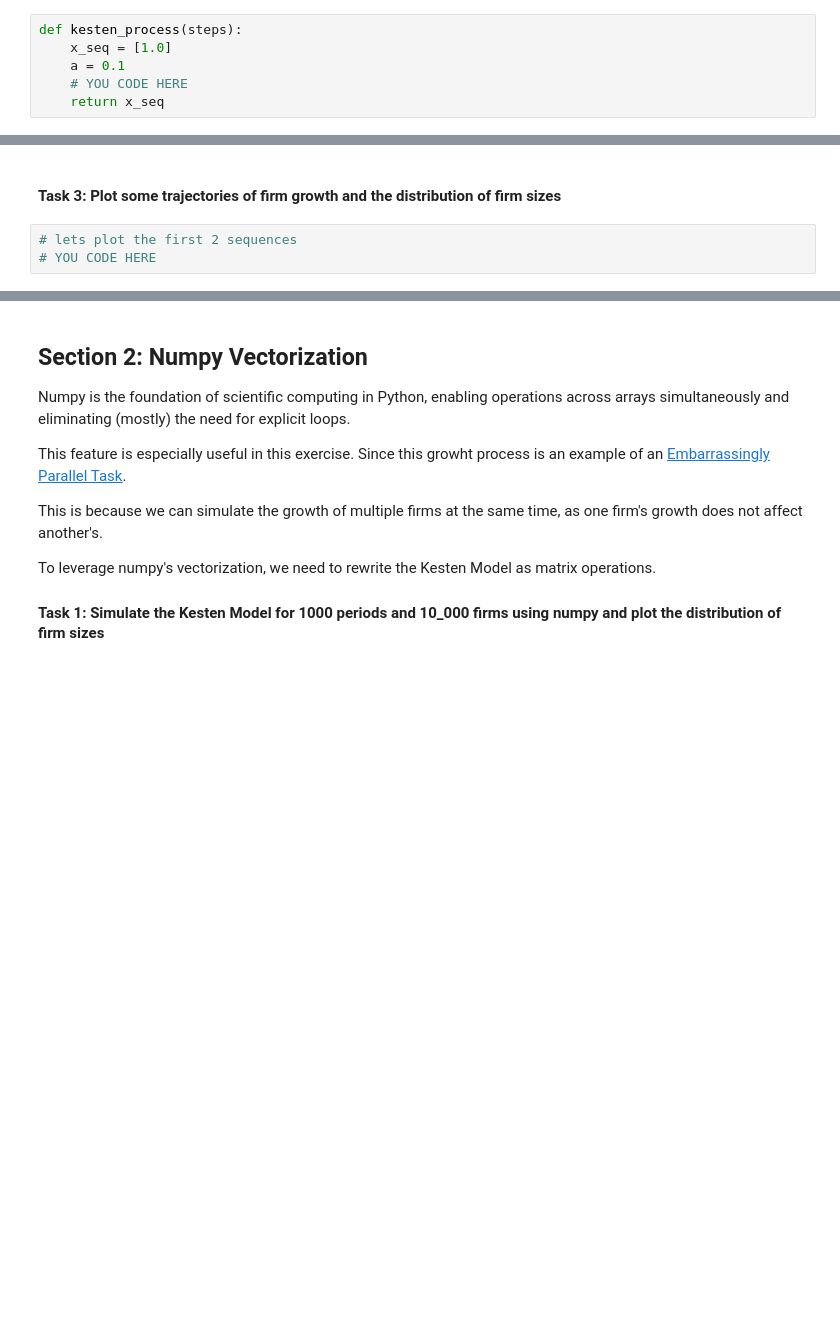
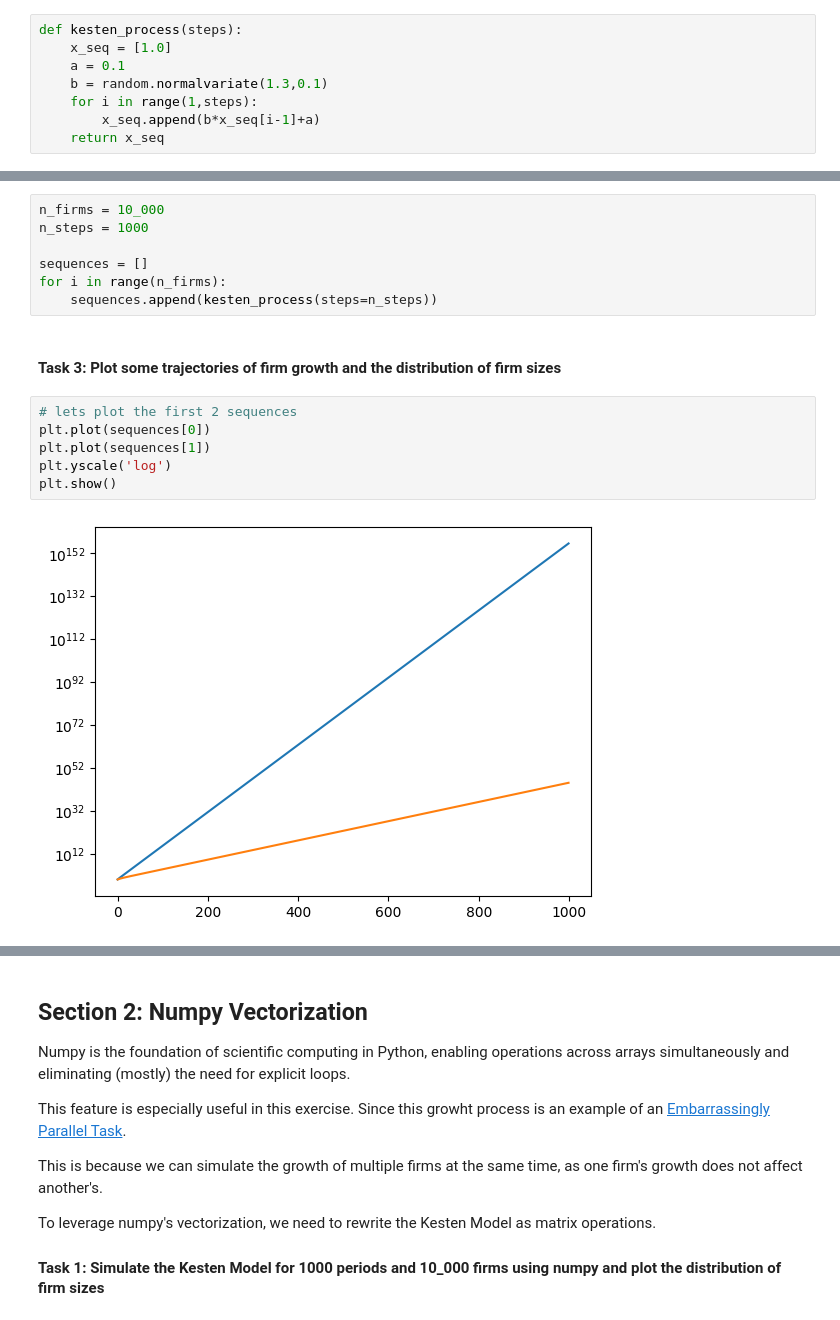
Before and after one commit to alexmakassiouk/eth-agent-based-modeling-of-economic-systems, a Jupyter notebook: repetition/3_firm_growth_dynamics.ipynb, the cells around one changed output, grey strips where cells are left out. Drawn from its saved outputs; the diff is of its cells as text; blank space fills up the shorter version.

Commit message:
exercise 3 done again: Some friction here

```diff
--- a/repetition/3_firm_growth_dynamics.ipynb
+++ b/repetition/3_firm_growth_dynamics.ipynb
@@ -24,7 +24,9 @@ import numpy as np
 def kesten_process(steps):
     x_seq = [1.0]
     a = 0.1
-    # YOU CODE HERE
+    b = random.normalvariate(1.3,0.1)
+    for i in range(1,steps):
+        x_seq.append(b*x_seq[i-1]+a)
     return x_seq
 # %% [markdown]
 #### Task 2: Simulate the Kesten Model for 1000 periods and 10_000 firms
@@ -36,7 +33,19 @@ n_steps = 1_000
+# %%
+n_firms = 10_000
+n_steps = 1000
+
+sequences = []
+for i in range(n_firms):
+    sequences.append(kesten_process(steps=n_steps))
 # %% [markdown]
 #### Task 3: Plot some trajectories of firm growth and the distribution of firm sizes
 # %%
 # lets plot the first 2 sequences
-# YOU CODE HERE
+plt.plot(sequences[0])
+plt.plot(sequences[1])
+plt.yscale('log')
+plt.show()
+# %% [output]
+[figure, added]
 # %%
 # plot the size distribution using log sized bins
```
Also changed, not shown: parts of 11 cells of this notebook, 1 other file.
